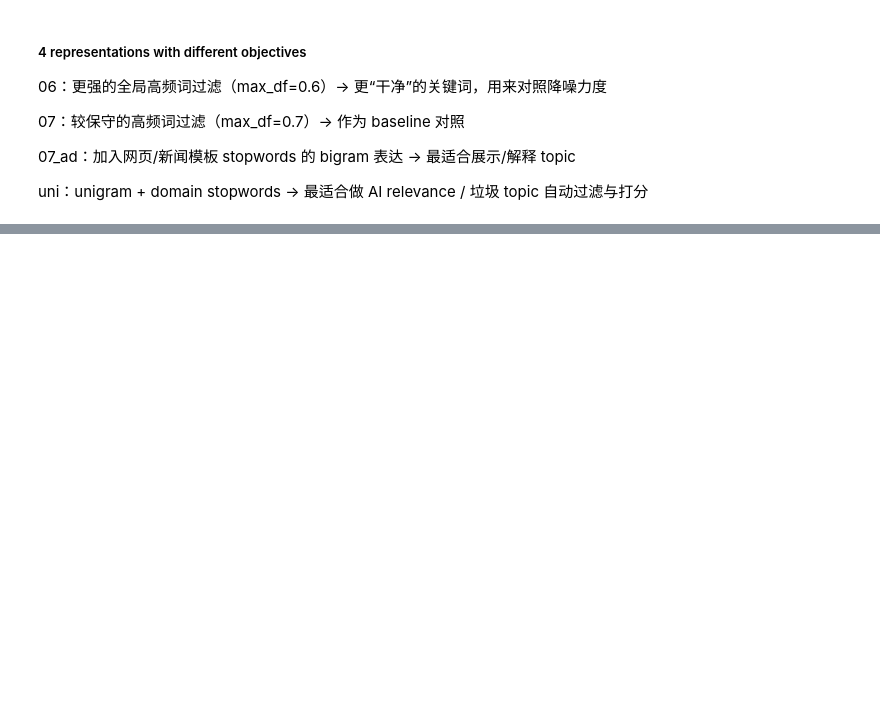
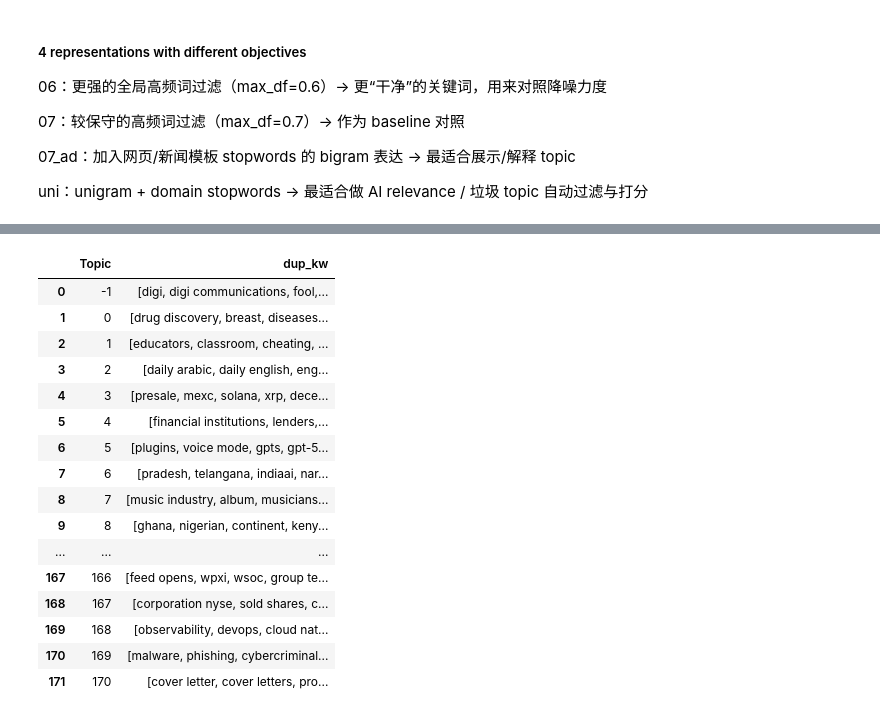
Before and after one commit to Yoki-SyZhang/NLP-How-AI-Impact-Industry, a Jupyter notebook: notebooks/02_Topic_Modeling.ipynb, the cells around one changed output, grey strips where cells are left out. Drawn from its saved outputs; the diff is of its cells as text; code cells hidden in the pictures; blank space fills up the shorter version.

```diff
--- a/notebooks/02_Topic_Modeling.ipynb
+++ b/notebooks/02_Topic_Modeling.ipynb
@@ -1122,0 +1069,27 @@ topic2_summary[ [c for c in topic2_summary.columns if c != "Representative_Docs"
+# %%
+DATA_DIR = "G:/我的云端硬盘/NLP_project"
+topic2_summary = pd.read_csv(f"{DATA_DIR}/topic2_summary.csv")
+df_blk_topics2 = pd.read_parquet(f"{DATA_DIR}/df_blk_topics2.parquet")
+# %%
+import ast
+from collections import Counter
+
+cols = ["Rep_06", "Rep_07", "Rep_07_ad"]
+
+def to_list(x):
+    if isinstance(x, list):
+        return x
+    if isinstance(x, str):
+        return ast.literal_eval(x)
+    return []
+
+def split_kw(row):
+    kws = sum([to_list(row[c]) for c in cols], [])
+    cnt = Counter(kws)
+    return pd.Series([
+        [k for k, v in cnt.items() if v >= 2],
+        [k for k, v in cnt.items() if v == 1]
+    ])
+
+topic2_summary[["dup_kw","notdup_kw"]] = topic2_summary.apply(split_kw, axis=1)
+topic2_summary.head()
@@ -1123,2 +1103,22 @@ topic2_summary[ [c for c in topic2_summary.columns if c != "Representative_Docs"
+# %%
+show_full(topic2_summary[["Topic",'dup_kw']])
+# %% [output]
+|  | Topic | dup_kw |
+| 0 | -1 | [digi, digi communications, fool,... |
+| 1 | 0 | [drug discovery, breast, diseases... |
+| 2 | 1 | [educators, classroom, cheating, ... |
+| 3 | 2 | [daily arabic, daily english, eng... |
+| 4 | 3 | [presale, mexc, solana, xrp, dece... |
+| 5 | 4 | [financial institutions, lenders,... |
+| 6 | 5 | [plugins, voice mode, gpts, gpt-5... |
+| 7 | 6 | [pradesh, telangana, indiaai, nar... |
+| 8 | 7 | [music industry, album, musicians... |
+| 9 | 8 | [ghana, nigerian, continent, keny... |
+| ... | ... | ... |
+| 167 | 166 | [feed opens, wpxi, wsoc, group te... |
+| 168 | 167 | [corporation nyse, sold shares, c... |
+| 169 | 168 | [observability, devops, cloud nat... |
+| 170 | 169 | [malware, phishing, cybercriminal... |
+| 171 | 170 | [cover letter, cover letters, pro... |
 # %% [markdown]
 ### Mapping to Industries
```
Also changed, not shown: parts of 23 cells of this notebook.
